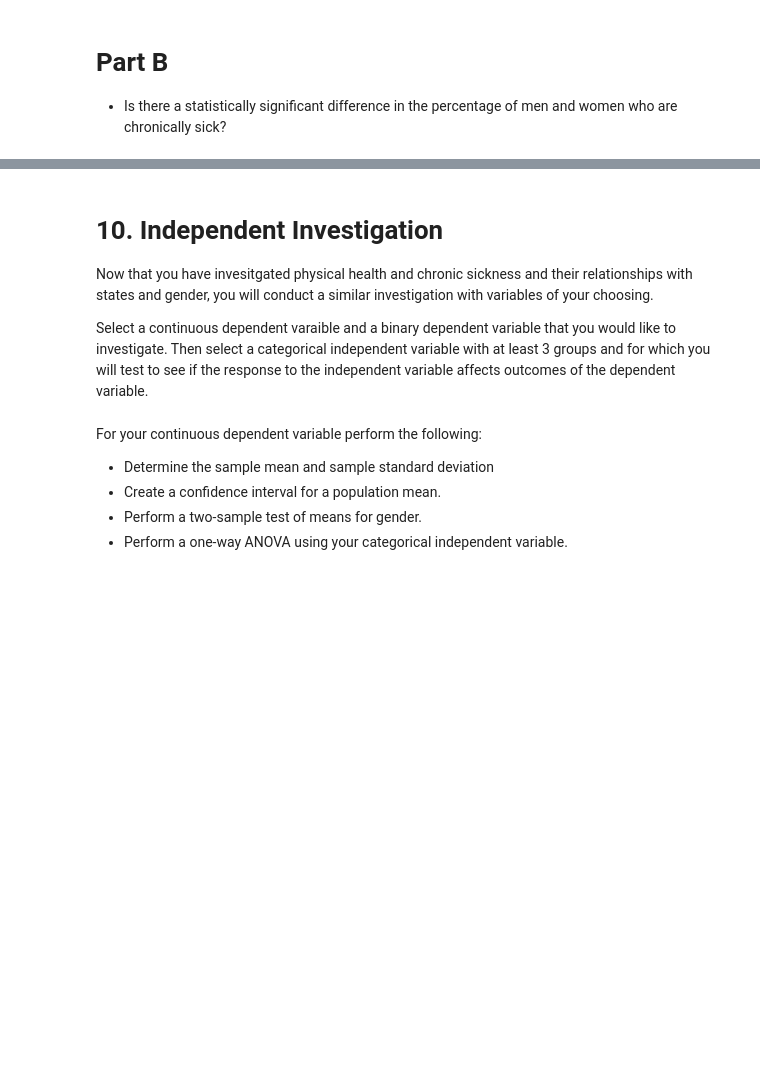
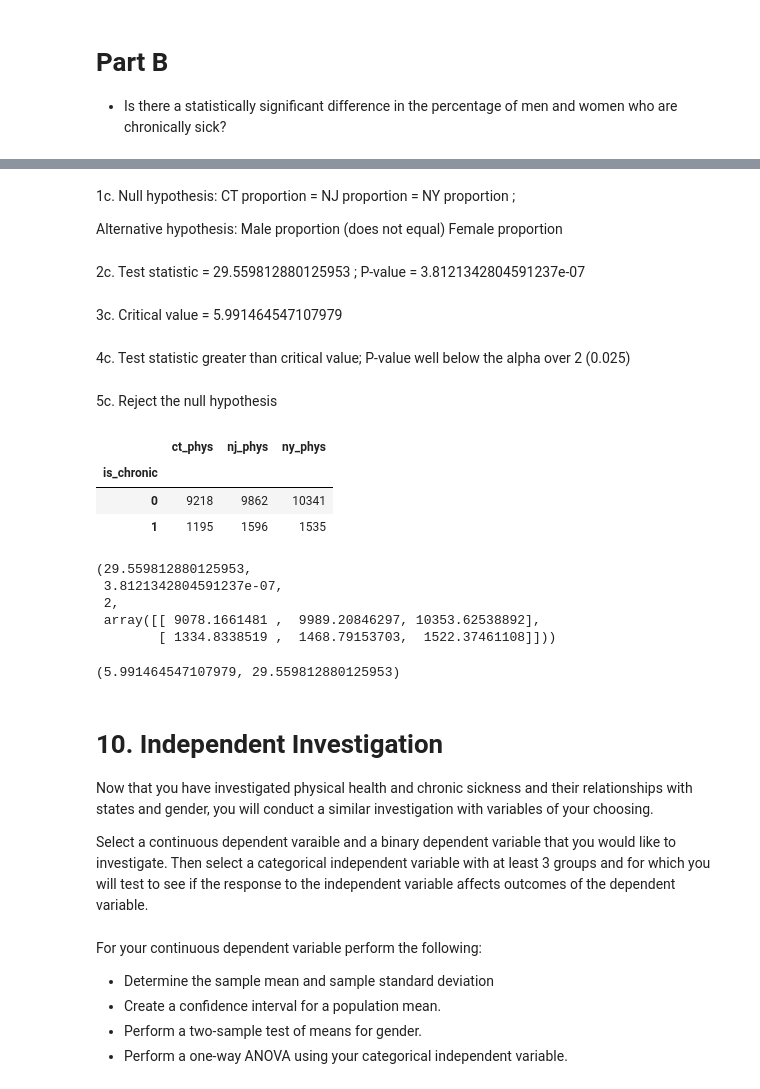
Before and after one commit to learn-co-students/nyc-ds-033020, a Jupyter notebook: Mod_1/STATS_case_study/stats_lab.ipynb, the cells around one changed output, grey strips where cells are left out. Cells and saved outputs as stored; diff of their text form; code cells hidden in the pictures; blank space fills up the shorter version.

```diff
--- a/Mod_1/STATS_case_study/stats_lab.ipynb
+++ b/Mod_1/STATS_case_study/stats_lab.ipynb
@@ -838,4 +856,4 @@ Ttest_indResult(statistic=-7.3333586565586, pvalue=2.2949494325716564e-13)
 # %%
-df_ct = df[df['_STATE'] == 'CT']
-df_nj = df[df['_STATE'] == 'NJ']
-df_ny = df[df['_STATE'] == 'NY']
+stats.f_oneway(df['PHYSHLTH'][df['_STATE'] == 'CT'],
+               df['PHYSHLTH'][df['_STATE'] == 'NJ'],
+               df['PHYSHLTH'][df['_STATE'] == 'NY'])
@@ -1005,0 +947,23 @@ Ttest_indResult(statistic=-6.278816546036843, pvalue=3.4530934930911556e-10)
+# %% [markdown]
+1c. Null hypothesis: CT proportion = NJ proportion = NY proportion ;
+
+Alternative hypothesis: Male proportion (does not equal) Female proportion
+# %% [markdown]
+2c. Test statistic = 29.559812880125953 ; P-value = 3.8121342804591237e-07
+# %% [markdown]
+3c. Critical value = 5.991464547107979
+# %% [markdown]
+4c. Test statistic greater than critical value; P-value well below the alpha over 2 (0.025)
+# %% [markdown]
+5c. Reject the null hypothesis
+# %%
+df_freq = pd.DataFrame(columns=['ct_phys', 'nj_phys', 'ny_phys'])
+df_freq['ct_phys'] = df_ct.groupby('is_chronic')['is_chronic'].count()
+df_freq['nj_phys'] = df_nj.groupby('is_chronic')['is_chronic'].count()
+df_freq['ny_phys'] = df_ny.groupby('is_chronic')['is_chronic'].count()
+df_freq.head()
+# %% [output]
+|  | ct_phys | nj_phys | ny_phys |
+| is_chronic |  |  |  |
+| 0 | 9218 | 9862 | 10341 |
+| 1 | 1195 | 1596 | 1535 |
@@ -1005,0 +973,8 @@ Ttest_indResult(statistic=-6.278816546036843, pvalue=3.4530934930911556e-10)
+# %%
+stats.chi2_contingency(df_freq)
+# %% [output]
+(29.559812880125953,
+ 3.8121342804591237e-07,
+ 2,
+ array([[ 9078.1661481 ,  9989.20846297, 10353.62538892],
+        [ 1334.8338519 ,  1468.79153703,  1522.37461108]]))
@@ -1006,7 +985,11 @@ Ttest_indResult(statistic=-6.278816546036843, pvalue=3.4530934930911556e-10)
+# %%
+critical, stat
+# %% [output]
+(5.991464547107979, 29.559812880125953)
 # %% [markdown]
 # 10. Independent Investigation
 
-Now that you have invesitgated physical health and chronic sickness and their relationships with states and gender, you will conduct a similar investigation with variables of your choosing.
+Now that you have investigated physical health and chronic sickness and their relationships with states and gender, you will conduct a similar investigation with variables of your choosing.
 
 Select a continuous dependent varaible and a binary dependent variable that you would like to investigate. Then select a categorical independent variable with at least 3 groups and for which you will test to see if the response to the independent variable affects outcomes of the dependent variable.
 # %% [markdown]
```
Also changed, not shown: parts of 103 cells of this notebook.
